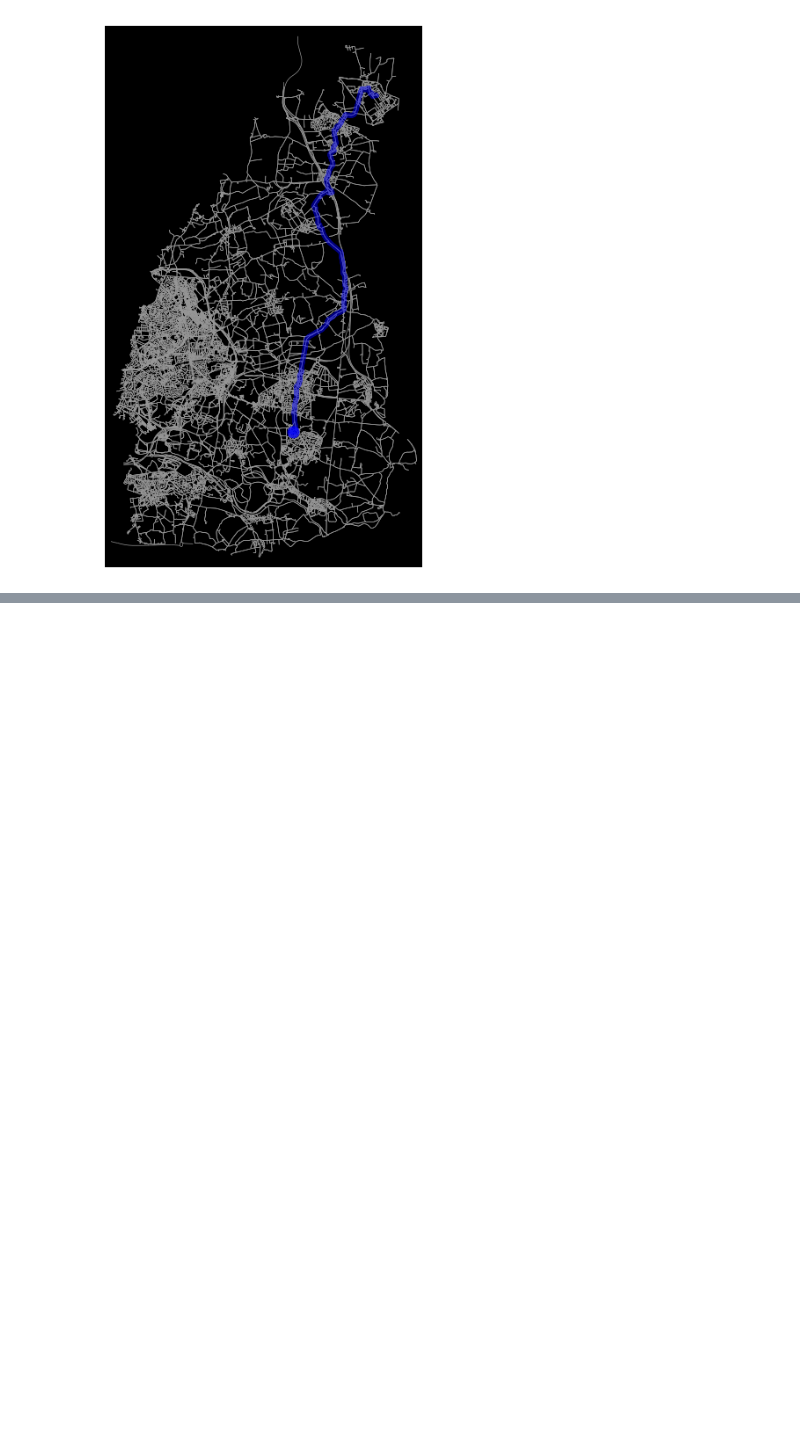
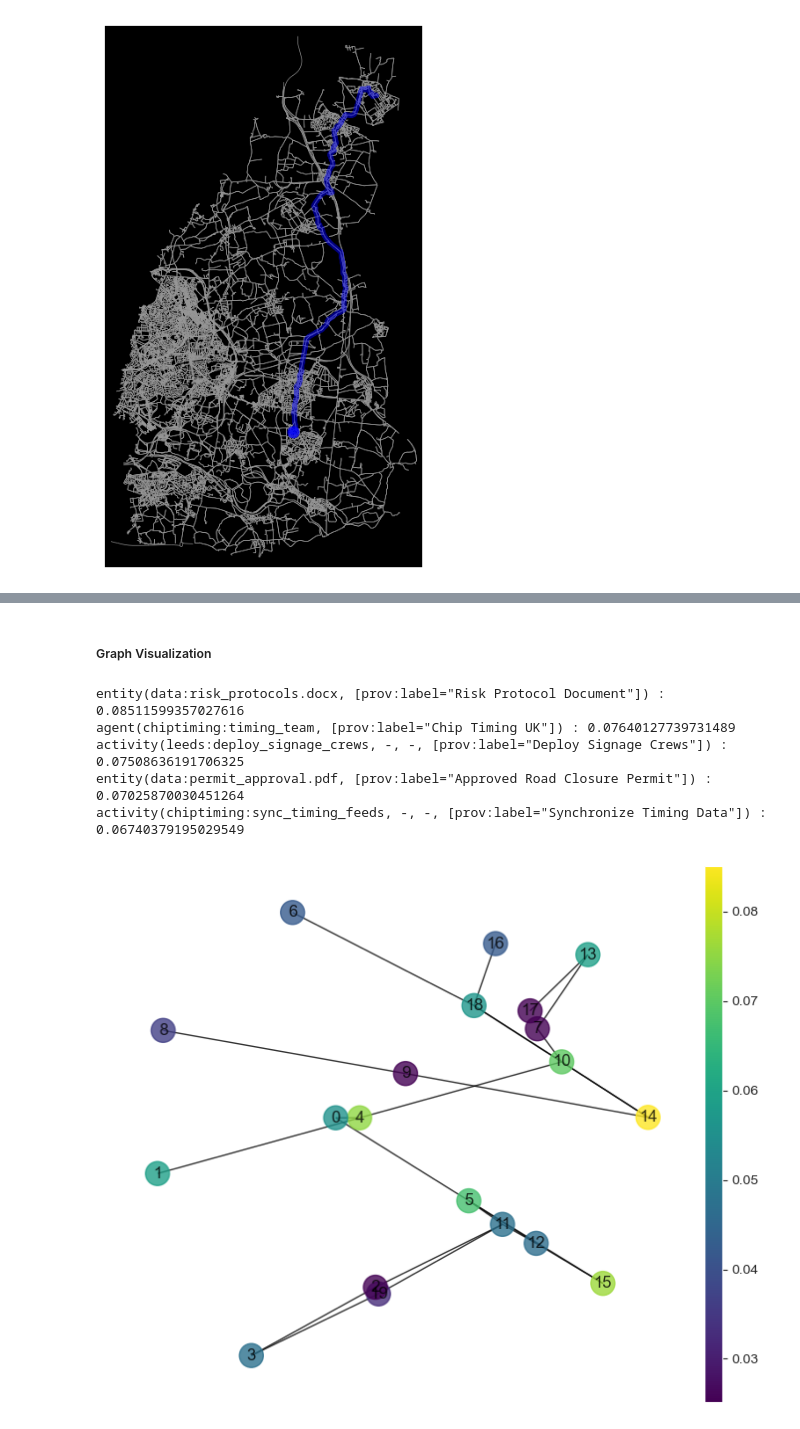
Before and after one commit to mak1821/Network-Data-Analysis---Coursework, a Jupyter notebook: Part2.ipynb, the cells around one changed output, grey strips where cells are left out. Saved outputs shown, nothing was run; the diff lists cells and outputs as text; code cells hidden in the pictures; blank space fills up the shorter version.

```diff
--- a/Part2.ipynb
+++ b/Part2.ipynb
@@ -33,3 +51,16 @@ def find_loop(start_node, G_zone):
+# %%
+def plot_pagerank(graph, pagerank):
+    fig, ax = plt.subplots(1, 1, figsize=(8, 7))
+
+    labels = dict(zip(set(graph.nodes()), range(len(set(graph.nodes())))))
+    node_color = list(pagerank.values())
+    nx.draw(graph, with_labels=True, alpha=0.8, arrows=False, node_color=node_color, cmap=plt.cm.viridis, labels=labels)
+
+    # adding color bar for pagerank importances
+    sm = plt.cm.ScalarMappable(cmap=plt.get_cmap('viridis'), norm=colors.Normalize(vmin=min(node_color), vmax=max(node_color)))
+    divider = make_axes_locatable(ax)
+    cax = divider.append_axes("right", size="3%", pad=0.05)
+    plt.colorbar(sm, cax=cax)
 # %% [markdown]
 ### Task A
 # %% [markdown]
@@ -399,0 +504,16 @@ Path length:  41596.58521614421
+# %% [markdown]
+##### Graph Visualization
+# %%
+G = prov_to_graph(prov)
+pagerank = nx.pagerank(G, alpha=0.9)
+plot_pagerank(G, pagerank)
+top_5 = sorted(pagerank.items(), key=lambda x: x[1], reverse=True)[:5]
+for node, score in top_5:
+    print(node,":", score)
+# %% [output]
+entity(data:risk_protocols.docx, [prov:label="Risk Protocol Document"]) : 0.08511599357027616
+agent(chiptiming:timing_team, [prov:label="Chip Timing UK"]) : 0.07640127739731489
+activity(leeds:deploy_signage_crews, -, -, [prov:label="Deploy Signage Crews"]) : 0.07508636191706325
+entity(data:permit_approval.pdf, [prov:label="Approved Road Closure Permit"]) : 0.07025870030451264
+activity(chiptiming:sync_timing_feeds, -, -, [prov:label="Synchronize Timing Data"]) : 0.06740379195029549
+[figure, added]
```
Also changed, not shown: parts of 26 cells of this notebook, 2 other files.
